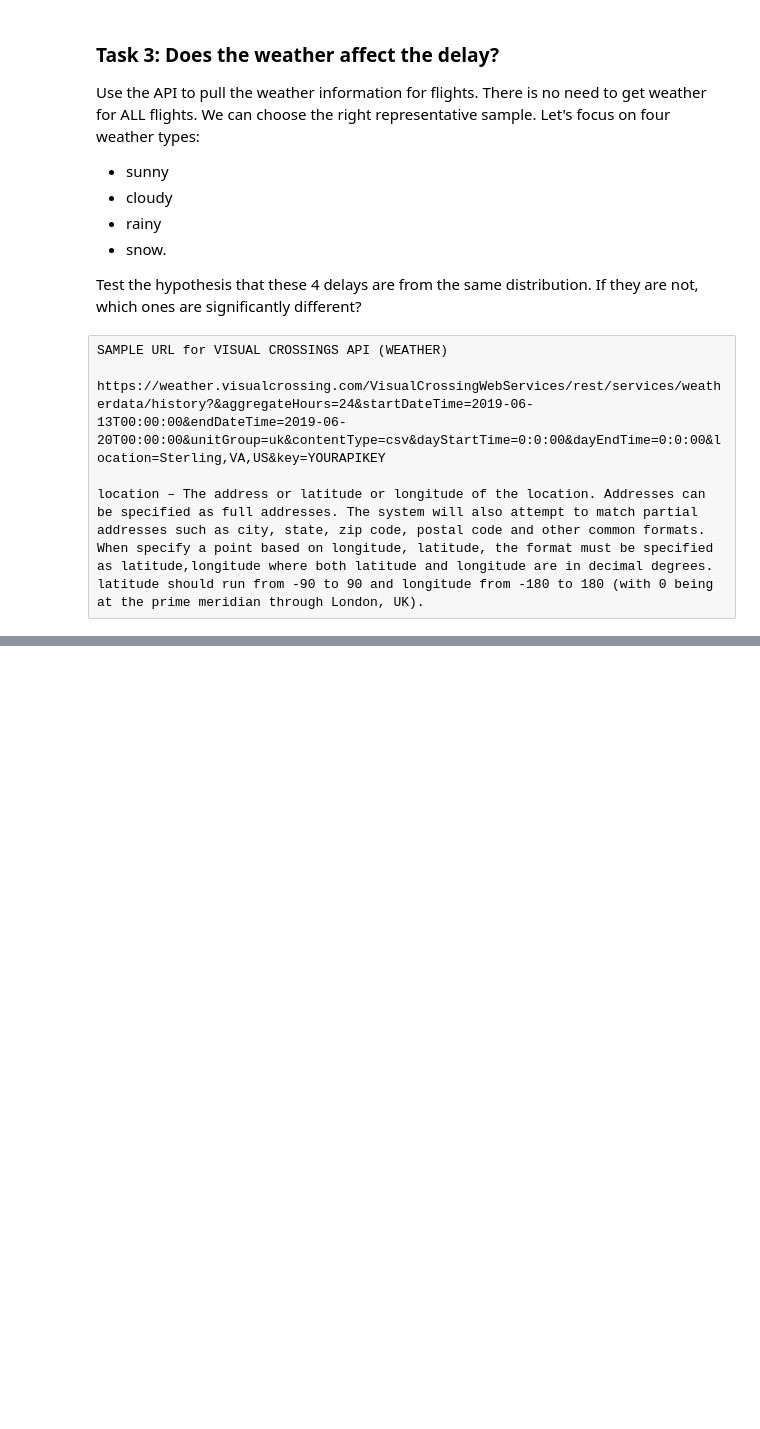
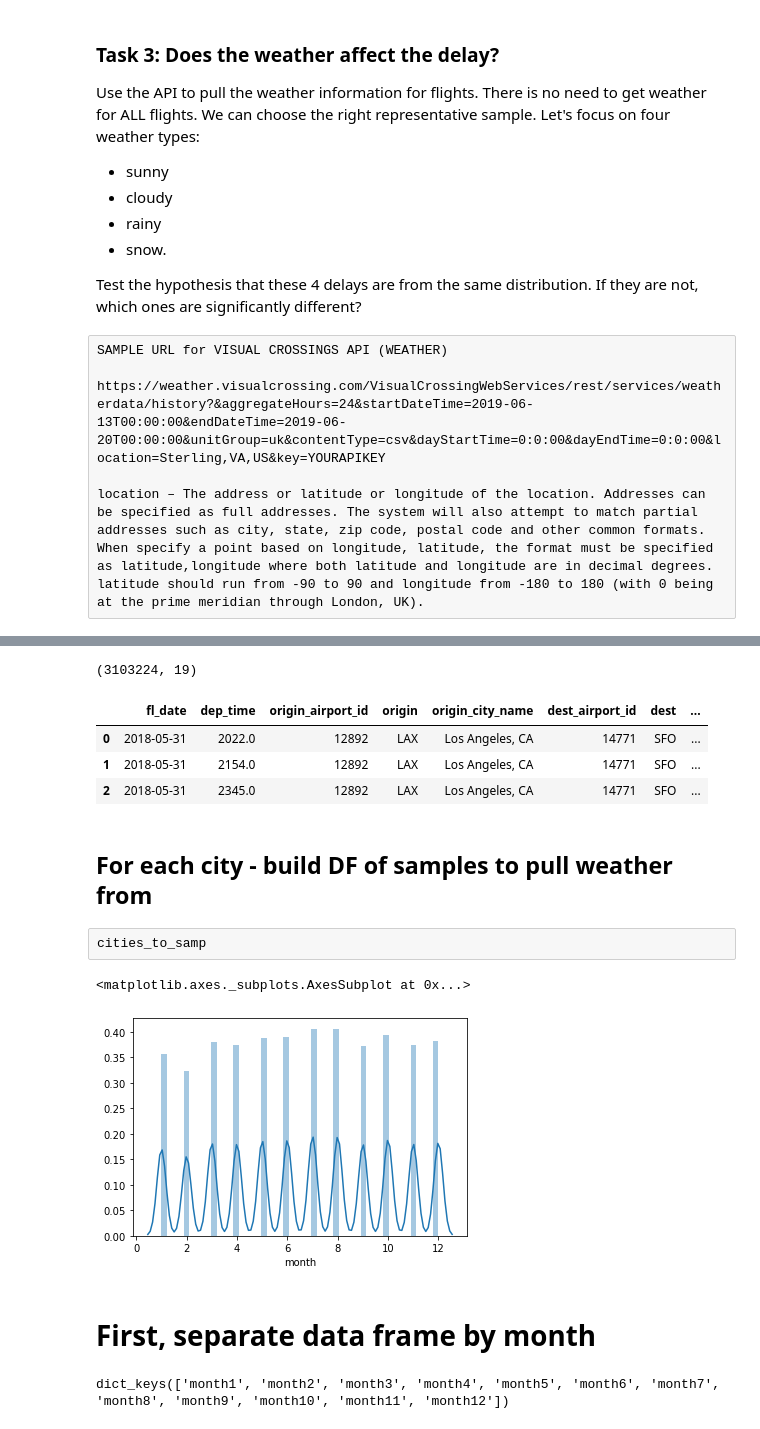
Before and after one commit to davidlinrin/lhl_midterm, a Jupyter notebook: python_code/Task_3.ipynb, the cells around one changed output, grey strips where cells are left out. Saved outputs shown, nothing was run; the diff lists cells and outputs as text; code cells hidden in the pictures; blank space fills up the shorter version.

```diff
--- a/python_code/Task_3.ipynb
+++ b/python_code/Task_3.ipynb
@@ -30,0 +575,2 @@ I'll use latitude and longitude to increase my "towns" list from 326 to 500
+# %%
+city_dict=city_df.to_dict()
@@ -30,0 +588,37 @@ I'll use latitude and longitude to increase my "towns" list from 326 to 500
+# %%
+delay_cities=delay_cities.reset_index().drop('index',axis=1)
+# %%
+# this takes the newly created dictionary with airport code and lati/longi
+# and adds lati/longi for each instance of that airport code in the 3 million
+# rows we have
+lati=[]
+longi=[]
+for i in range(len(delay_cities)):
+    lati.append(city_dict[delay_cities['origin'][i]][0])
+    longi.append(city_dict[delay_cities['origin'][i]][1])
+# %%
+#add departure lat & lon to dataframe containing cities I will parse from
+delay_cities['dep_latitude']=lati
+delay_cities['dep_longitude']=longi
+# %%
+delay_cities.shape
+# %% [output]
+(3103224, 19)
+# %%
+delay_cities.head(3)
+# %% [output]
+|  | fl_date | dep_time | origin_airport_id | origin | origin_city_name | dest_airport_id | dest | ... |
+| 0 | 2018-05-31 | 2022.0 | 12892 | LAX | Los Angeles, CA | 14771 | SFO | ... |
+| 1 | 2018-05-31 | 2154.0 | 12892 | LAX | Los Angeles, CA | 14771 | SFO | ... |
+| 2 | 2018-05-31 | 2345.0 | 12892 | LAX | Los Angeles, CA | 14771 | SFO | ... |
+# %% [markdown]
+## For each city - build DF of samples to pull weather from
+# %% [raw]
+cities_to_samp
+# %%
+sns.distplot(delay_cities['month'])
+# %% [output]
+<matplotlib.axes._subplots.AxesSubplot at 0x...>
+[figure, added]
+# %% [markdown]
+# First, separate data frame by month
@@ -30,0 +631,4 @@ I'll use latitude and longitude to increase my "towns" list from 326 to 500
+# %%
+d.keys()
+# %% [output]
+dict_keys(['month1', 'month2', 'month3', 'month4', 'month5', 'month6', 'month7', 'month8', 'month9', 'month10', 'month11', 'month12'])
```
Also changed, not shown: parts of 190 cells of this notebook, 2 other files.
